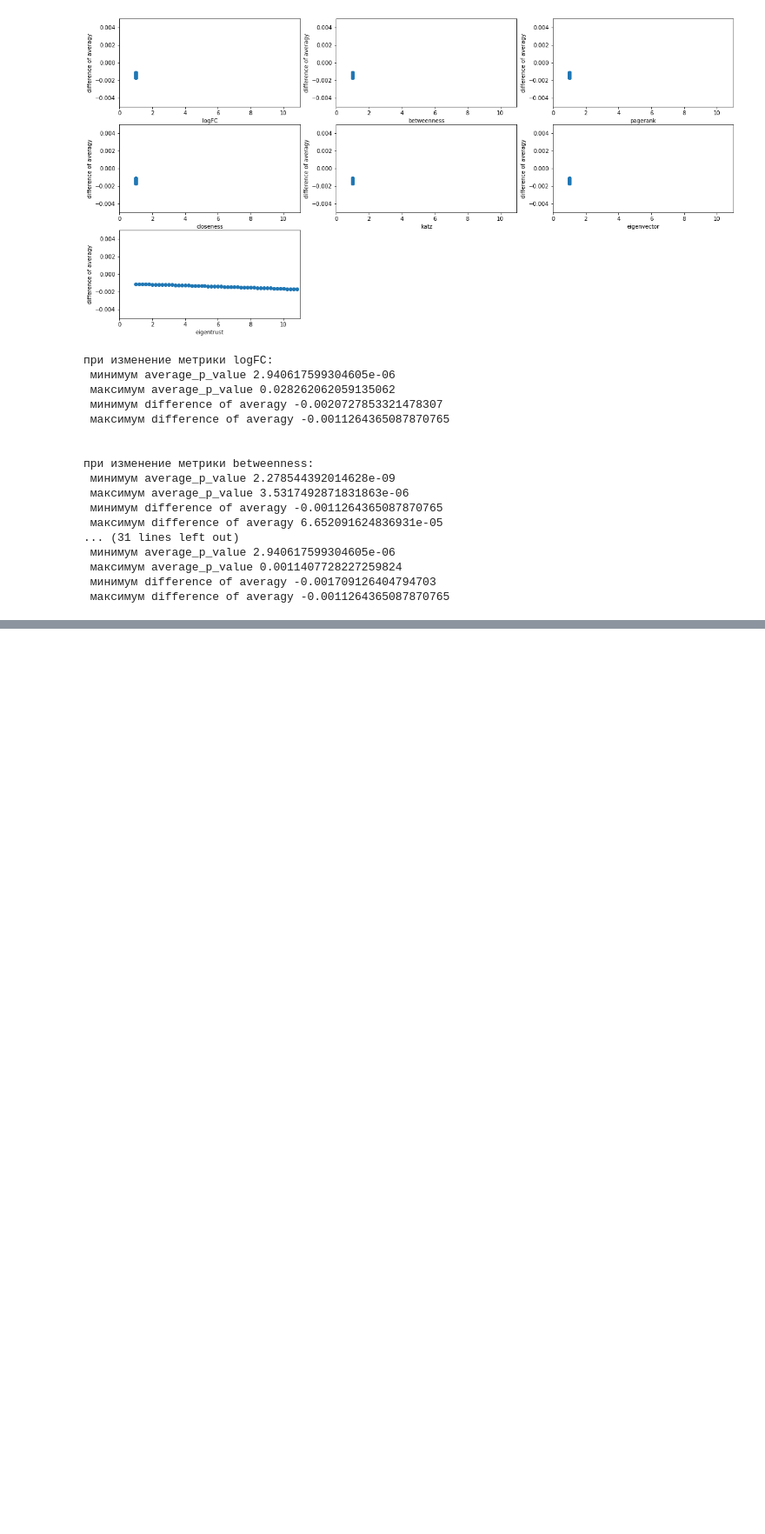
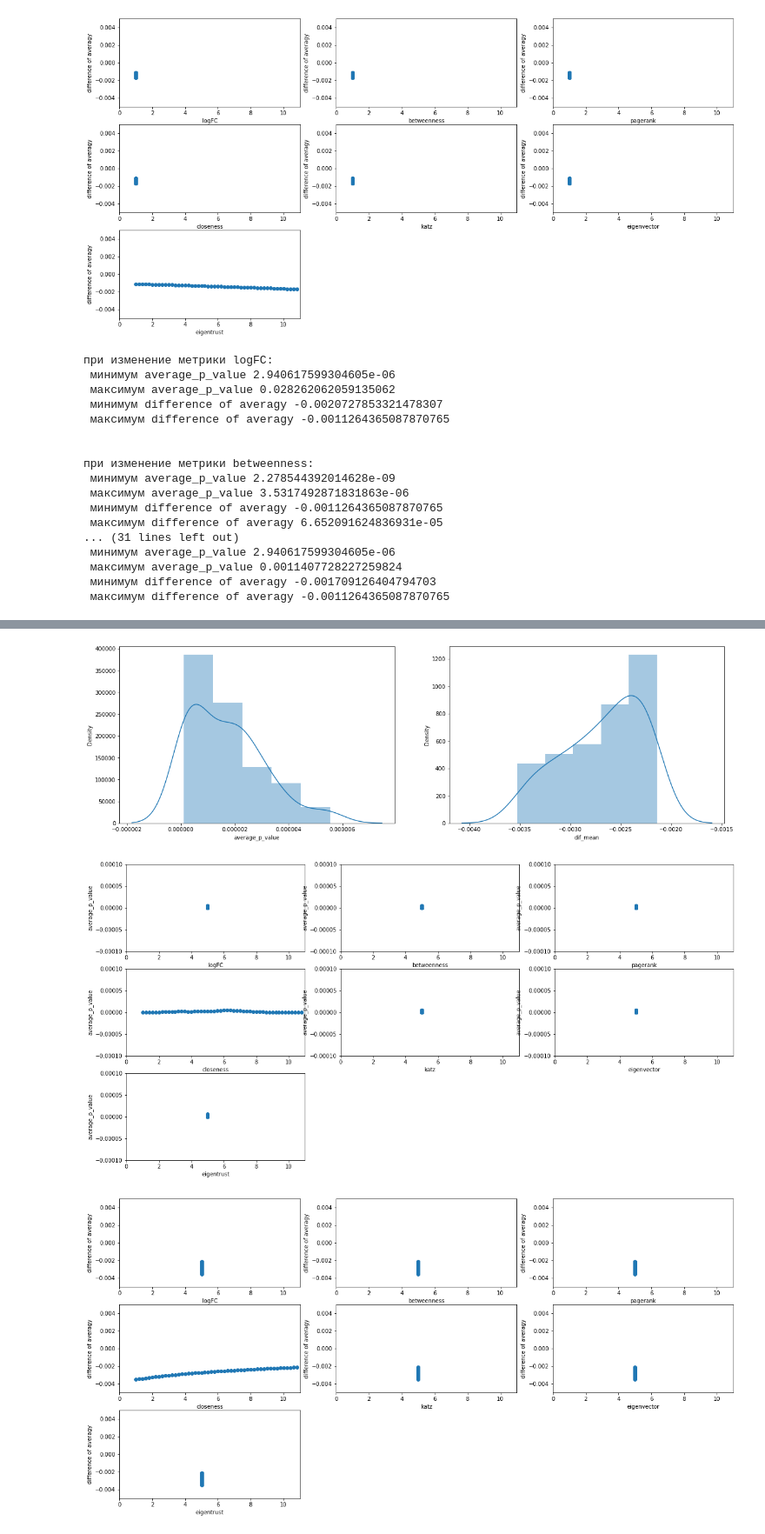
Before and after one commit to ziganshina-dinara/synergy_project, a Jupyter notebook: DATA/Fibroblasts_Induced_Neurons/viewing_validation_results.ipynb, the cells around one changed output, grey strips where cells are left out. Shown at 87% size. Drawn from its saved outputs; the diff is of its cells as text; code cells hidden in the pictures; blank space fills up the shorter version.

```diff
--- a/DATA/Fibroblasts_Induced_Neurons/viewing_validation_results.ipynb
+++ b/DATA/Fibroblasts_Induced_Neurons/viewing_validation_results.ipynb
@@ -249,0 +275,6 @@ for metric in list_metric:
+# %%
+view_results(df_search_parameters_Fibroblasts_Induced_Neurons, '6_constant_factors_1_variable_closenessall_5', 0.005, 0.0001)
+# %% [output]
+[figure, added]
+[figure, added]
+[figure, added]
```
Also changed, not shown: parts of 6 cells of this notebook.
